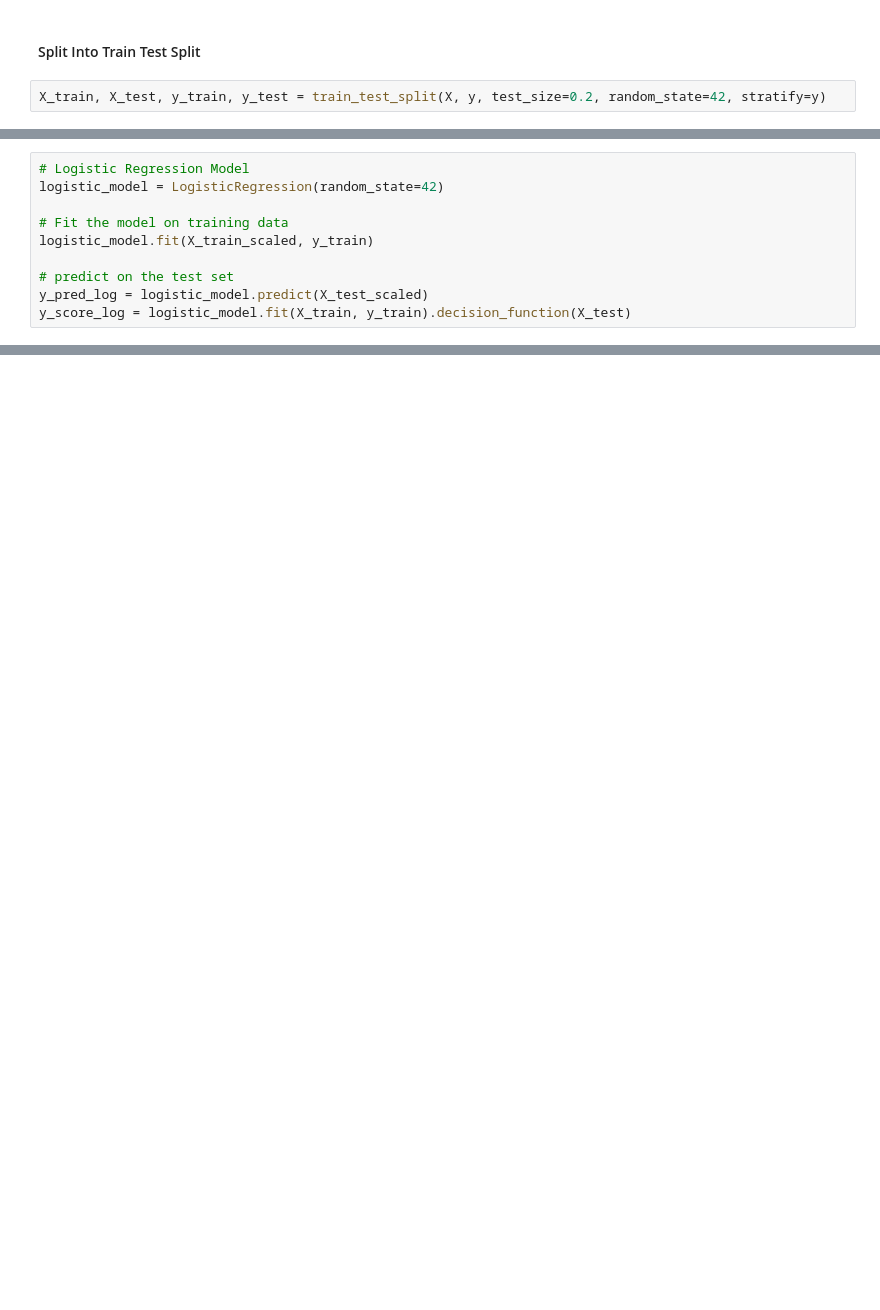
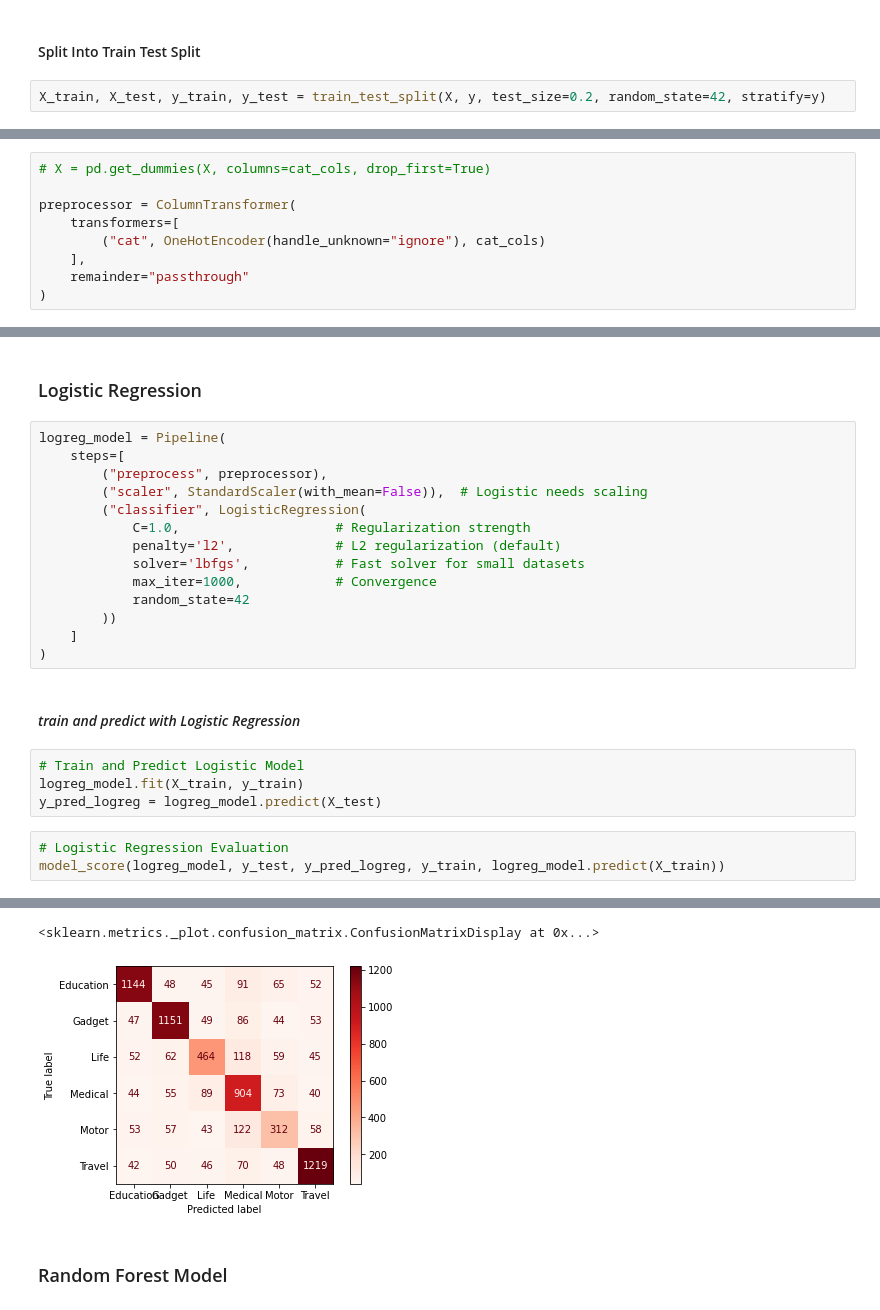
Before and after one commit to irushawn/Getter-Insure-AI, a Jupyter notebook: Index.ipynb, the cells around one changed output, grey strips where cells are left out. Cells and saved outputs as stored; diff of their text form; blank space fills up the shorter version.

```diff
--- a/Index.ipynb
+++ b/Index.ipynb
@@ -623,10 +526,0 @@ X_test_scaled = scaler.transform(X_test)
-# %%
-# Logistic Regression Model
-logistic_model = LogisticRegression(random_state=42)
-
-# Fit the model on training data
-logistic_model.fit(X_train_scaled, y_train)
-
-# predict on the test set
-y_pred_log = logistic_model.predict(X_test_scaled)
-y_score_log = logistic_model.fit(X_train, y_train).decision_function(X_test)
@@ -694,0 +529,9 @@ CONFUSION MATRIX
+# %%
+# X = pd.get_dummies(X, columns=cat_cols, drop_first=True)
+
+preprocessor = ColumnTransformer(
+    transformers=[
+        ("cat", OneHotEncoder(handle_unknown="ignore"), cat_cols)
+    ],
+    remainder="passthrough"
+)
@@ -694,0 +580,26 @@ CONFUSION MATRIX
+# %% [markdown]
+### Logistic Regression
+# %%
+logreg_model = Pipeline(
+    steps=[
+        ("preprocess", preprocessor),
+        ("scaler", StandardScaler(with_mean=False)),  # Logistic needs scaling
+        ("classifier", LogisticRegression(
+            C=1.0,                    # Regularization strength
+            penalty='l2',             # L2 regularization (default)
+            solver='lbfgs',           # Fast solver for small datasets
+            max_iter=1000,            # Convergence
+            random_state=42
+        ))
+    ]
+)
+# %% [markdown]
+#### _train and predict with Logistic Regression_
+# %%
+# Train and Predict Logistic Model
+logreg_model.fit(X_train, y_train)
+y_pred_logreg = logreg_model.predict(X_test)
+# %%
+# Logistic Regression Evaluation
+model_score(logreg_model, y_test, y_pred_logreg, y_train, logreg_model.predict(X_train))
+# %% [output]
@@ -694,0 +623,4 @@ CONFUSION MATRIX
+<sklearn.metrics._plot.confusion_matrix.ConfusionMatrixDisplay at 0x...>
+[figure, added]
+# %% [markdown]
+### Random Forest Model
```
Also changed, not shown: parts of 93 cells of this notebook, 9 other files.
